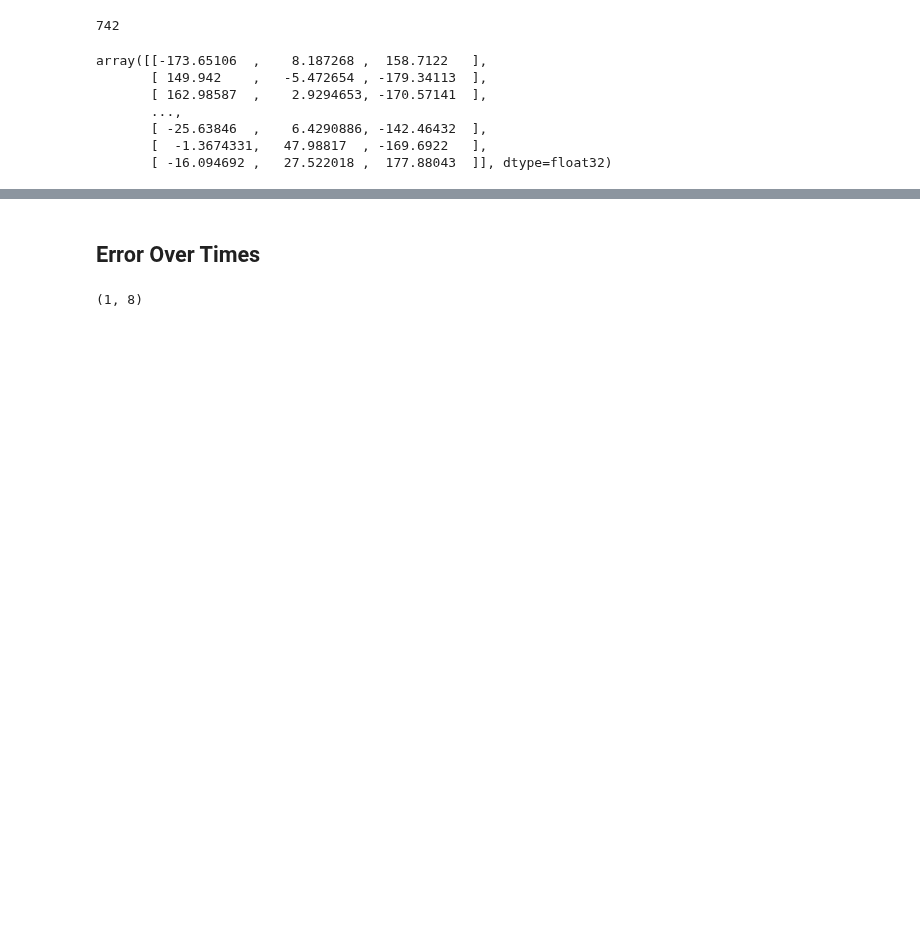
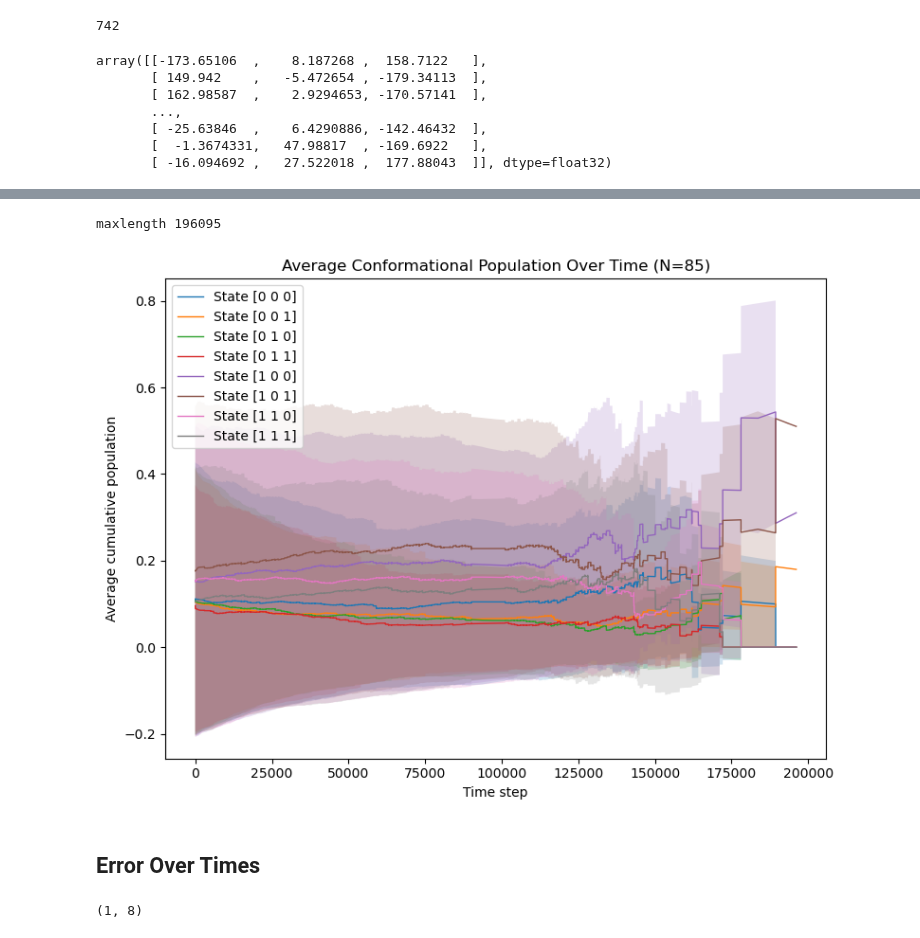
Before and after one commit to starwingc/peptoid_ESM, a Jupyter notebook: Plain_MD/analysis/cistrans_8_comform_population.ipynb, the cells around one changed output, grey strips where cells are left out. Saved outputs shown, nothing was run; the diff lists cells and outputs as text; code cells hidden in the pictures; blank space fills up the shorter version.

```diff
--- a/Plain_MD/analysis/cistrans_8_comform_population.ipynb
+++ b/Plain_MD/analysis/cistrans_8_comform_population.ipynb
@@ -216,3 +199,52 @@ plt.show()
+# %%
+conform_num = 8
+n_traj = all_traj_indexed.shape[0]
+
+# Store population results from each trajectory
+all_conform_populations = []
+
+for i in tqdm(range(n_traj), desc="Processing all trajectories"):
+    single_traj = all_traj_indexed[i]
+    # Skip NaNs inside calculate_conform_p
+    conform_p = calculate_conform_p(single_traj, conform_num)
+    all_conform_populations.append(conform_p)
+
+# Find the longest trajectory (in terms of time steps)
+maxlength = max([all_conform_populations[i].shape[1] for i in range(n_traj)])
+print('maxlength', maxlength)
+
+# Make an array to store all the conformational populations with padding
+all_conform_p = np.full((n_traj, conform_num, maxlength), np.nan)
+
+for i in tqdm(range(n_traj), desc="Processing all trajectories"):
+    conform_p = all_conform_populations[i]
+    time_len = conform_p.shape[1]
+    all_conform_p[i, :, :time_len] = conform_p
+
+avg_conform_population = bn.nanmean(all_conform_p, axis=0)
+std_conform_population = bn.nanstd(all_conform_p, axis=0)
+
+T = avg_conform_population.shape[1]
+x = np.arange(T)
+
+plt.figure(figsize=(8, 6))
+
+for i in tqdm(range(conform_num), desc="Processing each conformation"):  # loop over all 8 states
+    mean = avg_conform_population[i]
+    std = std_conform_population[i]
+
+    plt.plot(x, mean, label=f"State {index_to_state(i)}", linewidth=1)
+    plt.fill_between(x, mean - std, mean + std, alpha=0.2)
+    #plt.ylim(0, 0.125)
+plt.xlabel("Time step")
+plt.ylabel("Average cumulative population")
+plt.title("Average Conformational Population Over Time (N=85)")
+plt.legend(loc='best')
+plt.tight_layout()
+plt.show()
+# %% [output]
+maxlength 196095
+[figure, added]
 # %% [markdown]
 ## Error Over Times
 # %%
```
Also changed, not shown: parts of 14 cells of this notebook.
